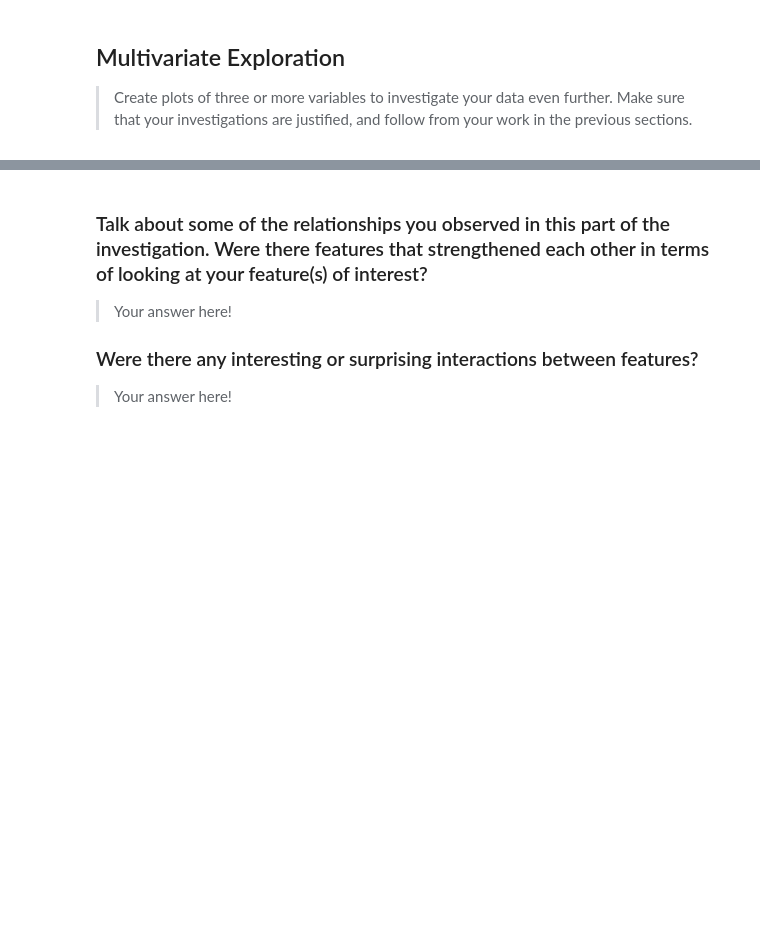
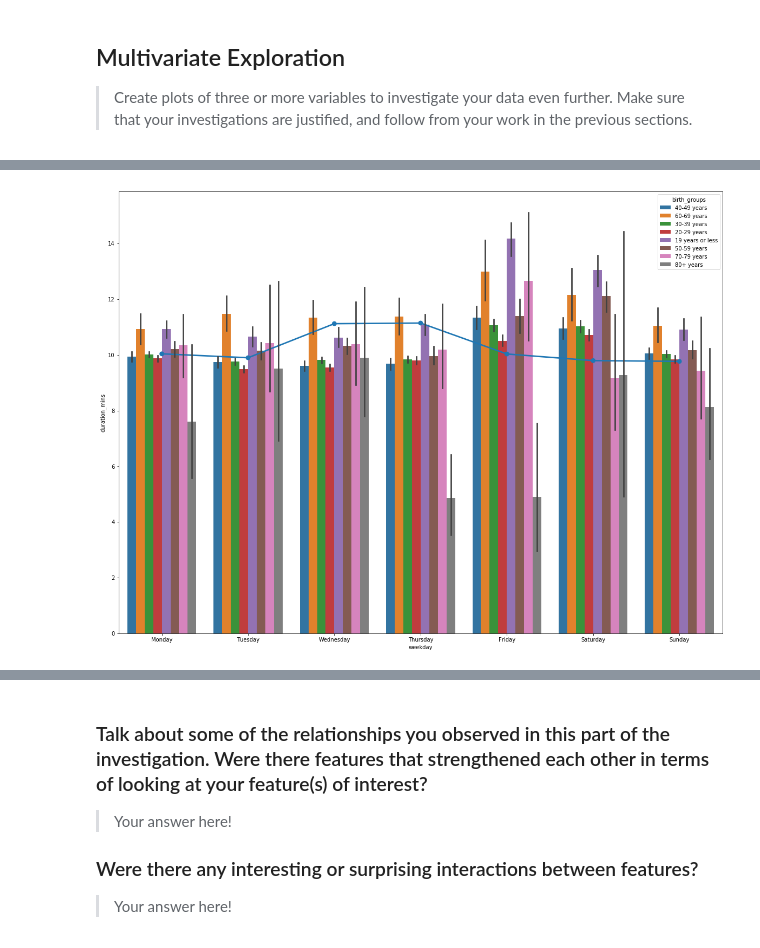
Before and after one commit to mxsquirrelbrain/GoBike-Project, a Jupyter notebook: Part_I_exploration_template.ipynb, the cells around one changed output, grey strips where cells are left out. Saved outputs shown, nothing was run; the diff lists cells and outputs as text; code cells hidden in the pictures; blank space fills up the shorter version.

```diff
--- a/Part_I_exploration_template.ipynb
+++ b/Part_I_exploration_template.ipynb
@@ -411,0 +397,24 @@ your work in the previous sections.
+# %%
+#create age groups
+birth_groups = []
+for year in df_wo_outliers['member_birth_year']:
+    if (year >= 1900) and (year <= 1939):
+        birth_groups.append('80+ years')
+    elif (year >= 1940) and (year<= 1949):
+        birth_groups.append('70-79 years')
+    elif (year >= 1950) and (year<= 1959):
+        birth_groups.append('60-69 years')
+    elif (year >= 1960) and (year<= 1969):
+        birth_groups.append('50-59 years')
+    elif (year >= 1970) and (year<= 1979):
+        birth_groups.append('40-49 years')
+    elif (year >= 1980) and (year<= 1989):
+        birth_groups.append('30-39 years')
+    elif (year >= 1990) and (year<= 1999):
+        birth_groups.append('20-29 years')
+    elif (year is None):
+        birth_groups.append('Unknown')
+    else:
+        birth_groups.append('19 years or less')
+# %%
+df_wo_outliers['birth_groups'] = birth_groups
@@ -411,0 +433,3 @@ your work in the previous sections.
+# %%
+duration_mean = df_wo_outliers.groupby('weekday')['duration_mins'].mean().reset_index()
+duration_mean
@@ -411,0 +445,8 @@ your work in the previous sections.
+# %%
+#bar plot of ride durations by weekday and birth/age groups to show if there is differences in the way age groups ride
+plt.figure(figsize=[20,15])
+sb.pointplot(data=duration_mean, x='weekday', y='duration_mins', zorder=1)
+sb.barplot(data=df_wo_outliers, x='weekday', y='duration_mins', hue='birth_groups', zorder=0)
+plt.xticks((0,1,2,3,4,5,6),('Monday', 'Tuesday', 'Wednesday', 'Thursday', 'Friday', 'Saturday', 'Sunday'));
+# %% [output]
+[figure, added]
```
Also changed, not shown: parts of 26 cells of this notebook.
